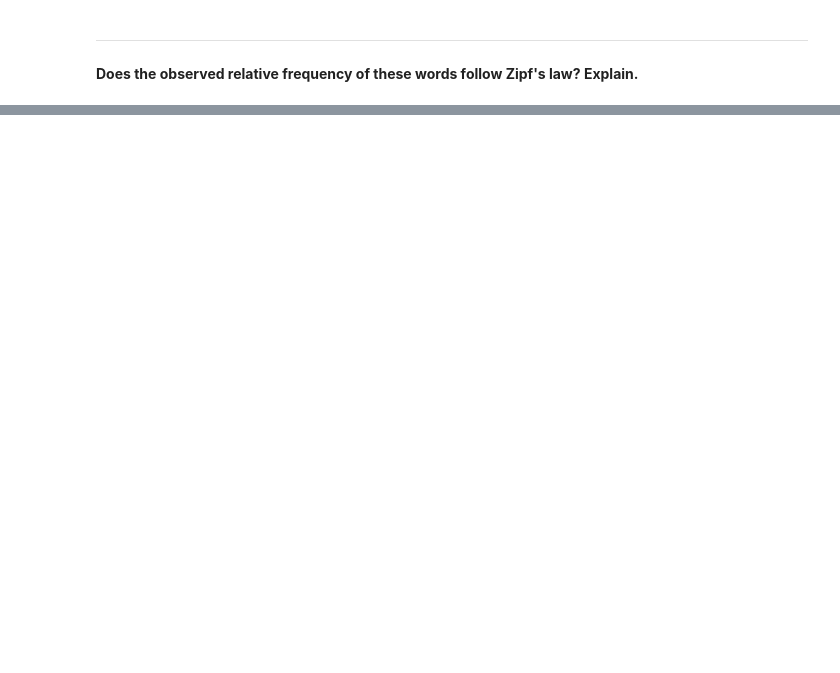
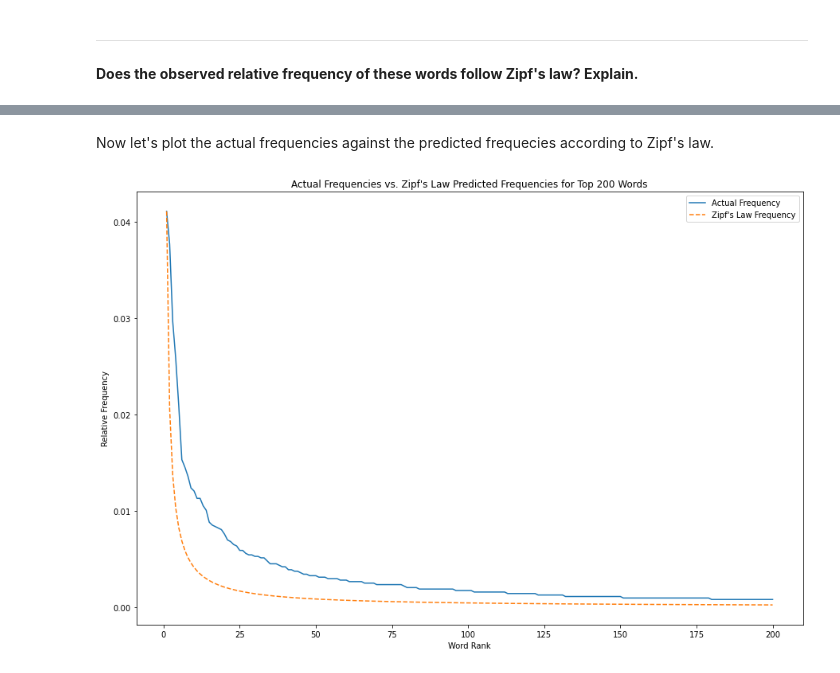
Before and after one commit to addsding/cuny-data620, a Jupyter notebook: week4_part2/Week4_Part2.ipynb, the cells around one changed output, grey strips where cells are left out. Saved outputs shown, nothing was run; the diff lists cells and outputs as text; code cells hidden in the pictures; blank space fills up the shorter version.

```diff
--- a/week4_part2/Week4_Part2.ipynb
+++ b/week4_part2/Week4_Part2.ipynb
@@ -285,0 +293,2 @@ plt.show()
+# %%
+ranks = [rank for rank in range(1,201)]
@@ -285,0 +297,8 @@ plt.show()
+# %%
+# calculating zipf prediction for each word
+zipfs = [highest_200_df['rel_freq'][0] / rank for rank in ranks]
+
+# add to data frame of frequencies
+highest_200_df['zipfs'] = zipfs
+
+highest_200_df.head(10)
@@ -285,0 +317,14 @@ plt.show()
+# %% [markdown]
+Now let's plot the actual frequencies against the predicted frequecies according to Zipf's law.
+# %%
+plt.figure(figsize=(15, 10))
+
+plt.plot(range(1,201), highest_200_df['rel_freq'], label = "Actual Frequency")
+plt.plot(range(1,201), highest_200_df['zipfs'], linestyle = '--', label = "Zipf's Law Frequency")
+plt.title("Actual Frequencies vs. Zipf's Law Predicted Frequencies for Top 200 Words")
+plt.xlabel("Word Rank")
+plt.ylabel("Relative Frequency")
+plt.legend()
+plt.show()
+# %% [output]
+[figure, added]
```
Also changed, not shown: parts of 17 cells of this notebook.
